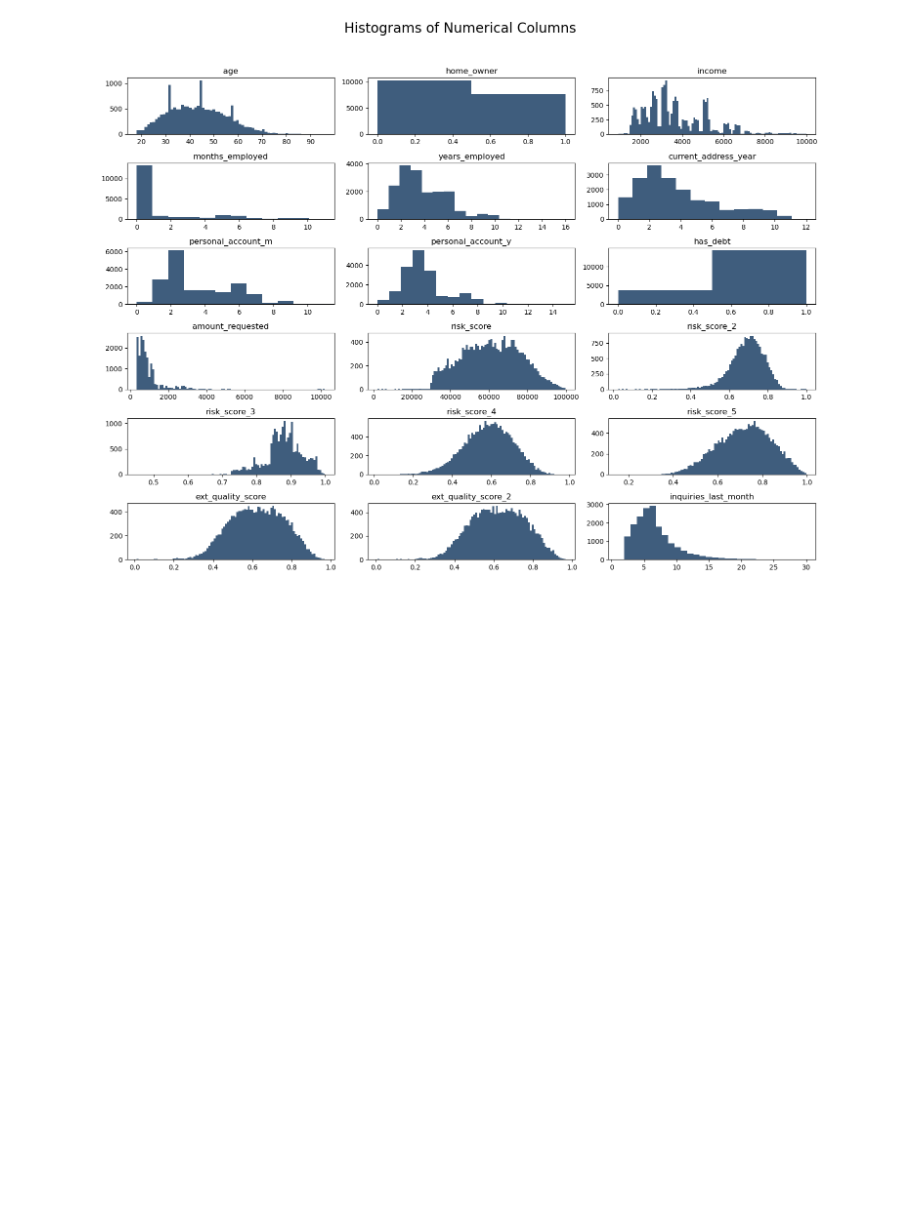
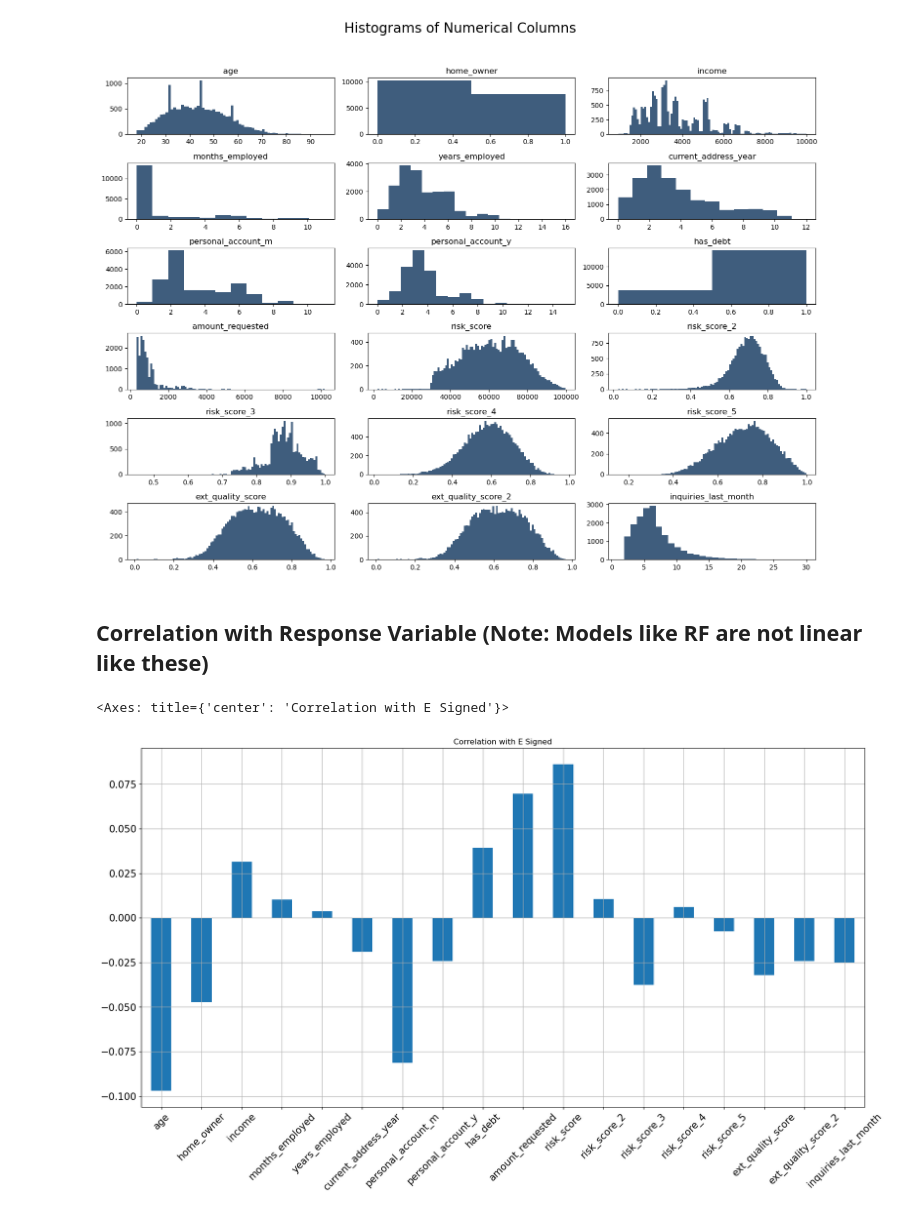
Before and after one commit to kwakyebrilliant/E-SigningLoan, a Jupyter notebook: Project3EDA.ipynb, the cells around one changed output. Saved outputs shown, nothing was run; the diff lists cells and outputs as text; code cells hidden in the pictures; blank space fills up the shorter version.

Commit message:
correlation with response

```diff
--- a/Project3EDA.ipynb
+++ b/Project3EDA.ipynb
@@ -89,3 +89,12 @@ for i in range(dataset2.shape[1]):
 plt.tight_layout(rect=[0, 0.03, 1, 0.95])
 # %% [output]
 [figure]
+# %% [markdown]
+## Correlation with Response Variable (Note: Models like RF are not linear like these)
+# %%
+dataset2.corrwith(dataset.e_signed).plot.bar(
+        figsize = (20, 10), title = "Correlation with E Signed", fontsize = 15,
+        rot = 45, grid = True)
+# %% [output]
+<Axes: title={'center': 'Correlation with E Signed'}>
+[figure, added]
```
